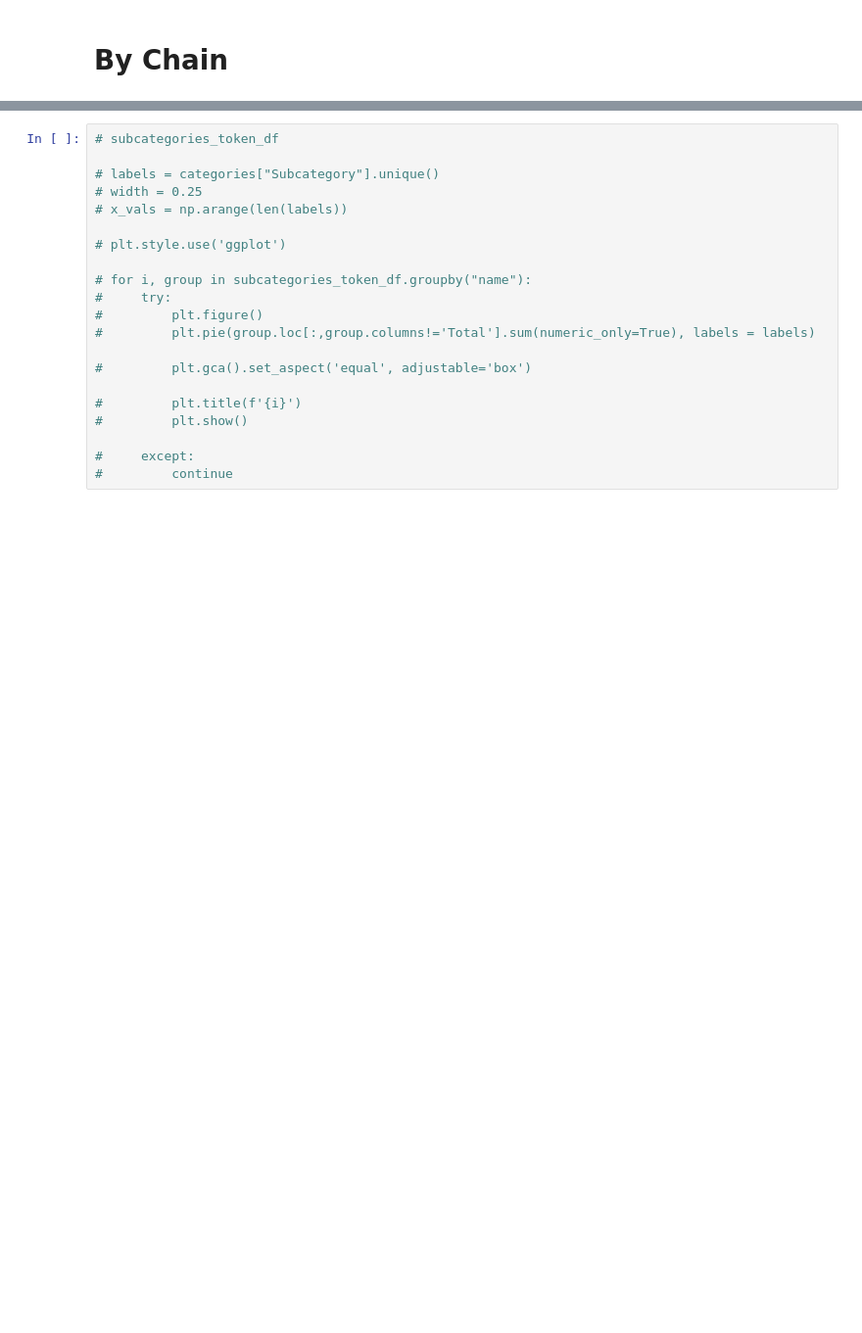
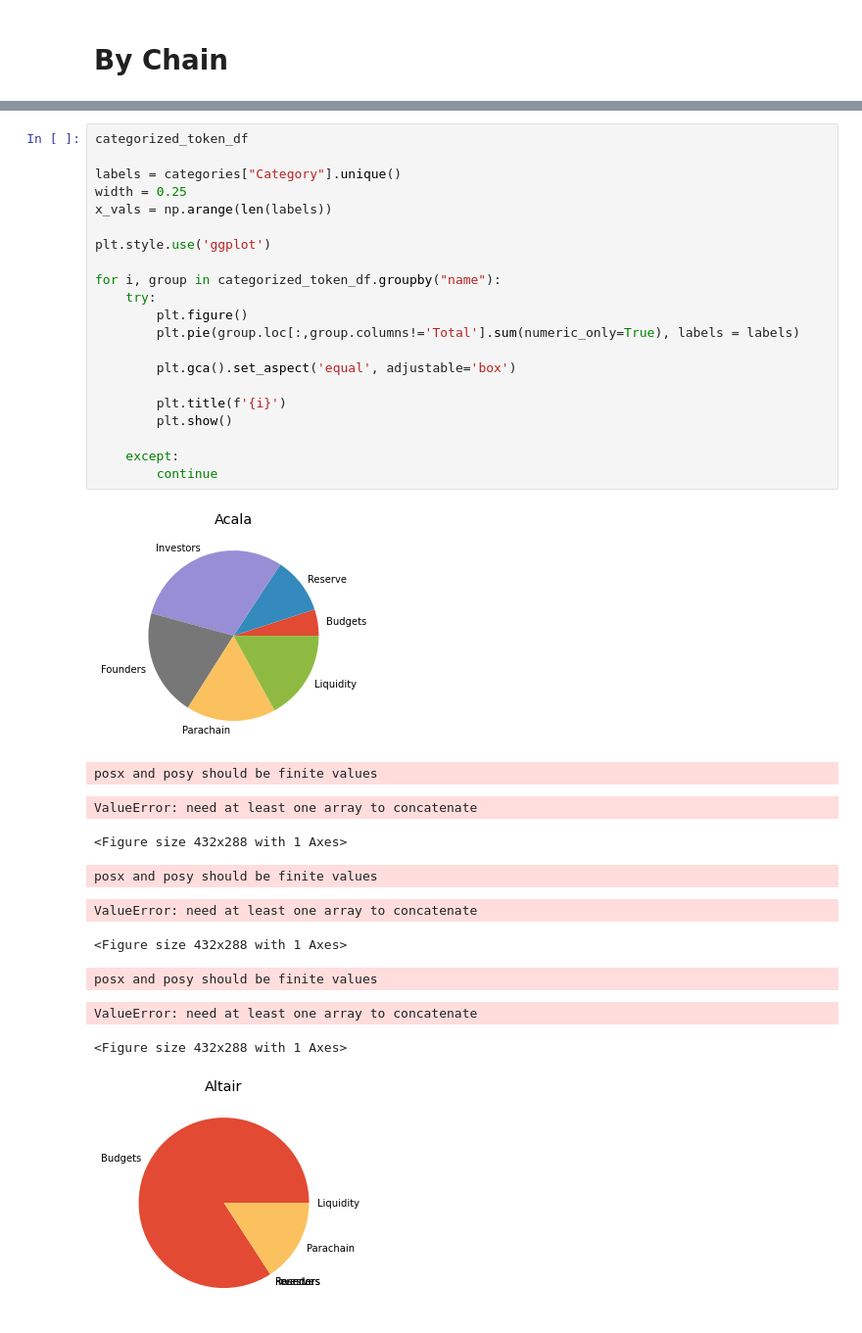
Before and after one commit to hashed-io/hashed-genesis-token-distribution-scraping, a Jupyter notebook: genesis_token.ipynb, the cells around one changed output, grey strips where cells are left out. Shown at 98% size. Drawn from its saved outputs; the diff is of its cells as text; blank space fills up the shorter version.

```diff
--- a/genesis_token.ipynb
+++ b/genesis_token.ipynb
@@ -546,21 +554,33 @@ print(newdic)
 # %%
-# subcategories_token_df
+categorized_token_df
 
-# labels = categories["Subcategory"].unique()
-# width = 0.25
-# x_vals = np.arange(len(labels))
+labels = categories["Category"].unique()
+width = 0.25
+x_vals = np.arange(len(labels))
 
-# plt.style.use('ggplot')
+plt.style.use('ggplot')
 
-# for i, group in subcategories_token_df.groupby("name"):
-#     try:
-#         plt.figure()
-#         plt.pie(group.loc[:,group.columns!='Total'].sum(numeric_only=True), labels = labels)
+for i, group in categorized_token_df.groupby("name"):
+    try:
+        plt.figure()
+        plt.pie(group.loc[:,group.columns!='Total'].sum(numeric_only=True), labels = labels)
 
-#         plt.gca().set_aspect('equal', adjustable='box')
+        plt.gca().set_aspect('equal', adjustable='box')
 
-#         plt.title(f'{i}')
-#         plt.show()
+        plt.title(f'{i}')
+        plt.show()
 
-#     except:
-#         continue
+    except:
+        continue
+# %% [output]
+[figure, added]
+posx and posy should be finite values
+ValueError: need at least one array to concatenate
+<Figure size 432x288 with 1 Axes>
+posx and posy should be finite values
+ValueError: need at least one array to concatenate
+<Figure size 432x288 with 1 Axes>
+posx and posy should be finite values
+ValueError: need at least one array to concatenate
+<Figure size 432x288 with 1 Axes>
+[figure, added]
```
Also changed, not shown: parts of 5 cells of this notebook, 1 other file.
